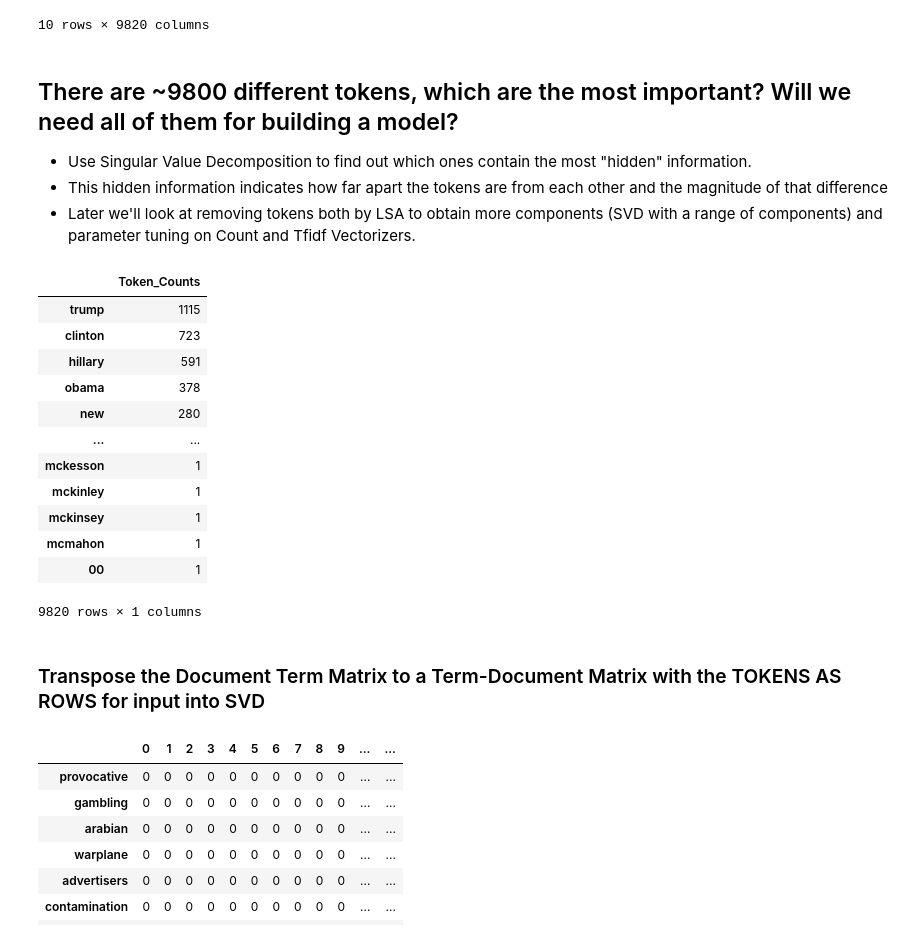
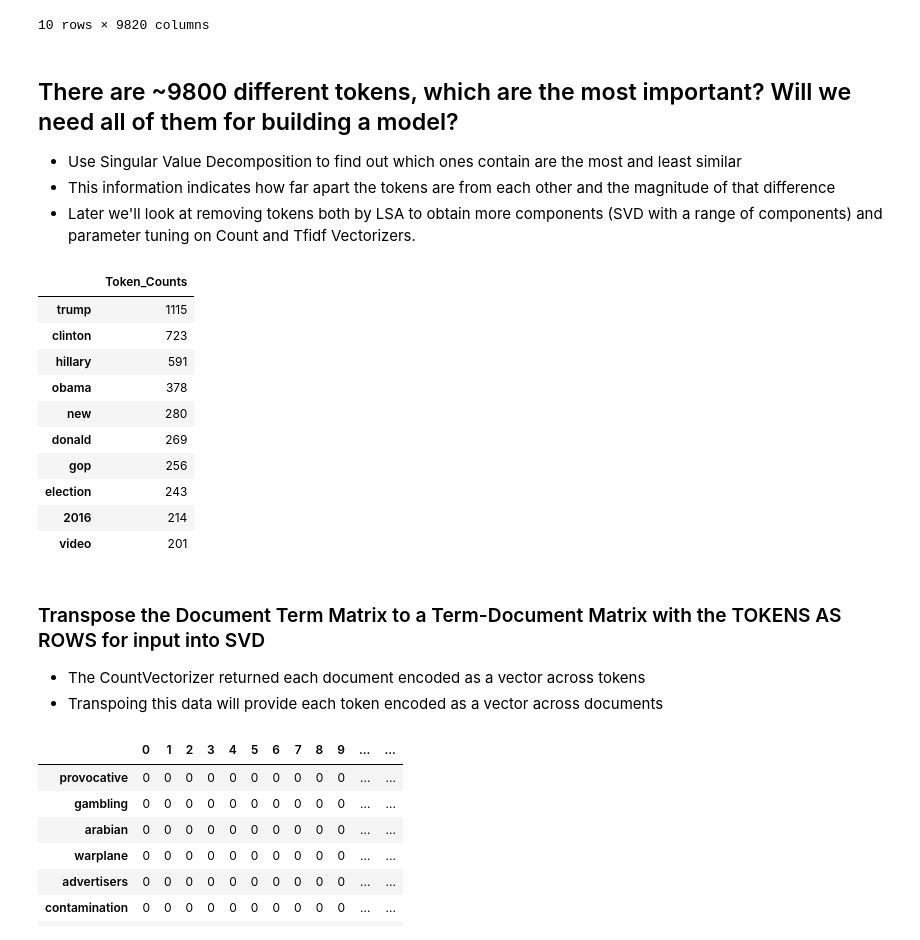
Before and after one commit to caboe2012/fakenews, a Jupyter notebook: notebooks/Token Analysis.ipynb, the cells around one changed output. Drawn from its saved outputs; the diff is of its cells as text; code cells hidden in the pictures.

Commit message:
add token viz

```diff
--- a/notebooks/Token Analysis.ipynb
+++ b/notebooks/Token Analysis.ipynb
@@ -319,30 +315,30 @@ df_dtm.sample(10,random_state=random_state)
 10 rows × 9820 columns
 # %% [markdown]
 ## There are ~9800 different tokens, which are the most important?  Will we need all of them for building a model?
-- Use Singular Value Decomposition to find out which ones contain the most "hidden" information.
-- This hidden information indicates how far apart the tokens are from each other and the magnitude of that difference
+- Use Singular Value Decomposition to find out which ones contain are the most and least similar
+- This information indicates how far apart the tokens are from each other and the magnitude of that difference
 - Later we'll look at removing tokens both by LSA to obtain more components (SVD with a range of components) and parameter tuning on Count and Tfidf Vectorizers.
 # %%
 # The most frequent tokens are shown below:
 # not suprisingly Trump, Clinton, Hillary and Obama are the most common
 # as they all were President or their respective Party Nominees for President
-df_dtm.sum(axis=0).sort_values(ascending=False).to_frame('Token_Counts')
+df_dtm.sum(axis=0).sort_values(ascending=False).to_frame('Token_Counts').head(10)
 # %% [output]
 |  | Token_Counts |
 | trump | 1115 |
 | clinton | 723 |
 | hillary | 591 |
 | obama | 378 |
 | new | 280 |
-| ... | ... |
-| mckesson | 1 |
-| mckinley | 1 |
-| mckinsey | 1 |
-| mcmahon | 1 |
-| 00 | 1 |
+| donald | 269 |
+| gop | 256 |
+| election | 243 |
+| 2016 | 214 |
+| video | 201 |
-9820 rows × 1 columns
 # %% [markdown]
 ### Transpose the Document Term Matrix to a Term-Document Matrix with the TOKENS AS ROWS for input into SVD
+- The CountVectorizer returned each document encoded as a vector across tokens
+- Transpoing this data will provide each token encoded as a vector across documents
 # %%
 # The Transposed dataframe now shows the tokens in the index and has 1 column for each of the 6335 documents in data
 new_X = df_dtm.T
```
Also changed, not shown: parts of 10 cells of this notebook.
